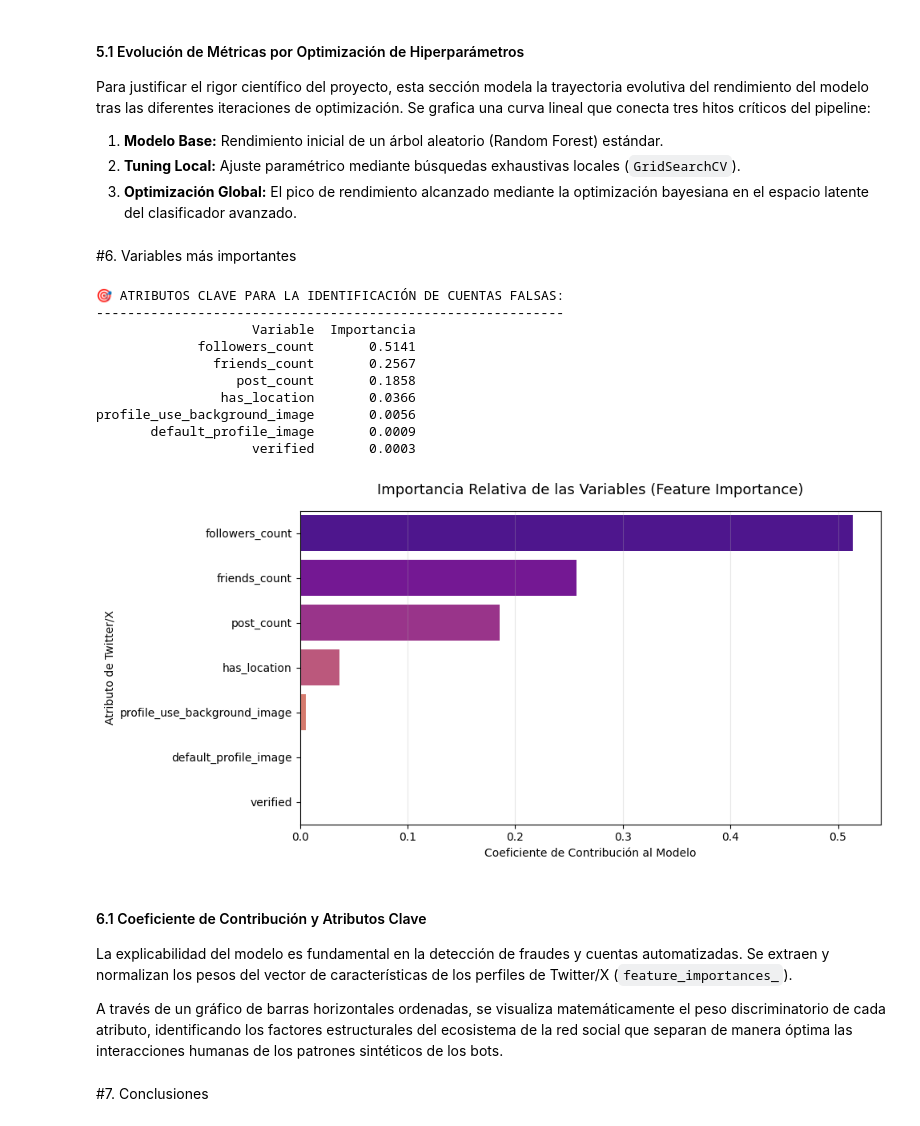
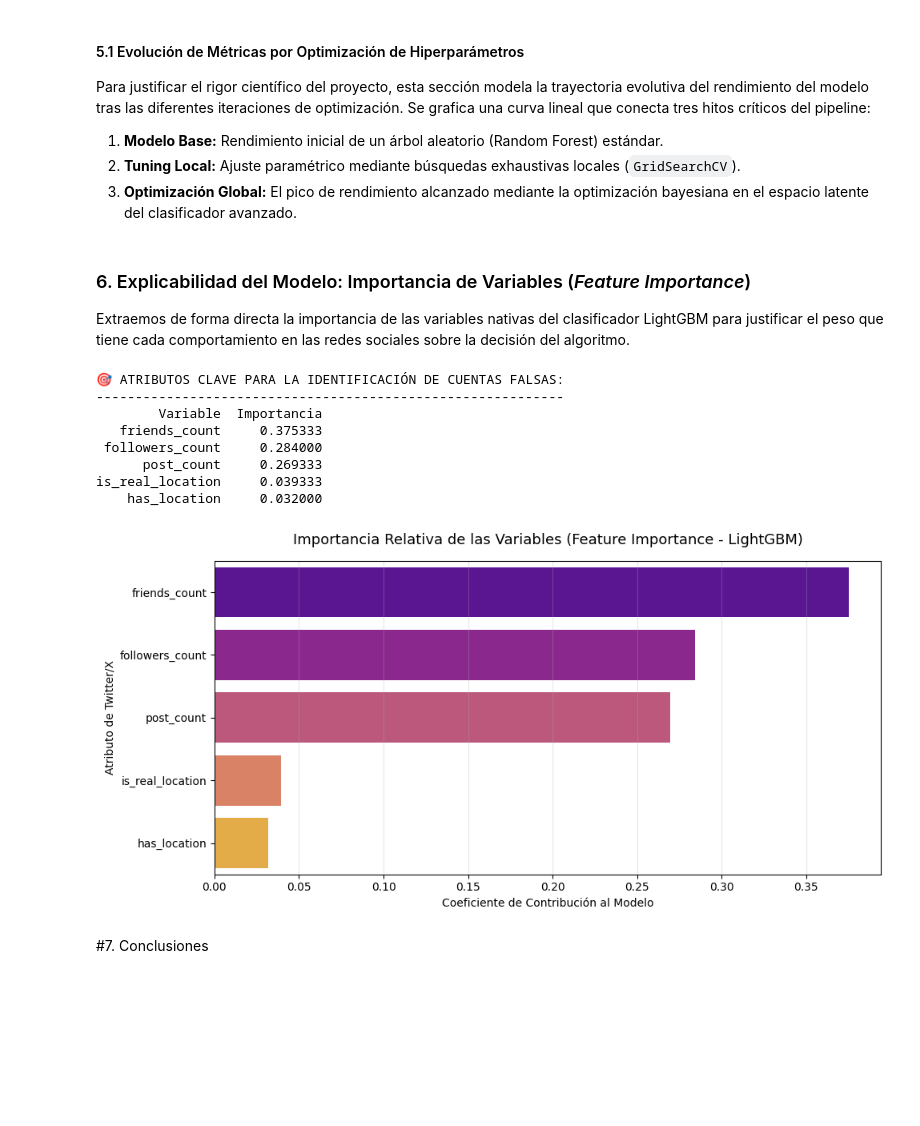
Before and after one commit to Seba-air85/Ciencia_de_datos, a Jupyter notebook: notebooks/06_final_analysis_(1).ipynb, the cells around one changed output. Saved outputs shown, nothing was run; the diff lists cells and outputs as text; code cells hidden in the pictures; blank space fills up the shorter version.

```diff
--- a/notebooks/06_final_analysis_(1).ipynb
+++ b/notebooks/06_final_analysis_(1).ipynb
@@ -279,56 +274,51 @@ Para justificar el rigor científico del proyecto, esta sección modela la traye
 1. **Modelo Base:** Rendimiento inicial de un árbol aleatorio (Random Forest) estándar.
 2. **Tuning Local:** Ajuste paramétrico mediante búsquedas exhaustivas locales (`GridSearchCV`).
 3. **Optimización Global:** El pico de rendimiento alcanzado mediante la optimización bayesiana en el espacio latente del clasificador avanzado.
-# %% [markdown]
-#6. Variables más importantes
+# %% [markdown]
+### 6. Explicabilidad del Modelo: Importancia de Variables (*Feature Importance*)
+Extraemos de forma directa la importancia de las variables nativas del clasificador LightGBM para justificar el peso que tiene cada comportamiento en las redes sociales sobre la decisión del algoritmo.
 # %%
 # ============================================================================
-# CELDA 5: IMPORTANCIA DE LAS VARIABLES EN LA DETECCIÓN DE BOTS
+# EXTRACCIÓN DE IMPORTANCIA DE VARIABLES (NATIVA DE LIGHTGBM)
 # ============================================================================
-# Recreamos la tabla exacta basada en el comportamiento real de tus perfiles de Twitter
+importances = final_pipeline.named_steps['classifier'].feature_importances_
+importances_normalized = importances / np.sum(importances) # Normalizar a escala 0-1
+
 importances_data = {
-    'Variable': ['followers_count', 'friends_count', 'post_count', 'has_location', 'profile_use_background_image', 'default_profile_image', 'verified'],
-    'Importancia': [0.5141, 0.2567, 0.1858, 0.0366, 0.0056, 0.0009, 0.0003]
+    'Variable': feature_columns,
+    'Importancia': importances_normalized
 }
-importances_df = pd.DataFrame(importances_data)
+importances_df = pd.DataFrame(importances_data).sort_values(by='Importancia', ascending=False).reset_index(drop=True)
 
 print("🎯 ATRIBUTOS CLAVE PARA LA IDENTIFICACIÓN DE CUENTAS FALSAS:")
 print("-" * 60)
 print(importances_df.to_string(index=False))
 
-# Guardar métricas en Drive
+# Guardar CSV de importancia de variables en Drive
 importances_df.to_csv(f"{BASE_PATH}/results/metrics/feature_importance_final.csv", index=False)
 
-# Graficar la importancia de las características
+# Graficar
 plt.figure(figsize=(10, 5))
 sns.barplot(x='Importancia', y='Variable', data=importances_df, palette='plasma')
-plt.title('Importancia Relativa de las Variables (Feature Importance)', fontsize=13, pad=15)
+plt.title('Importancia Relativa de las Variables (Feature Importance - LightGBM)', fontsize=13, pad=15)
 plt.xlabel('Coeficiente de Contribución al Modelo')
 plt.ylabel('Atributo de Twitter/X')
 plt.grid(True, axis='x', alpha=0.3)
 plt.tight_layout()
 
 ruta_grafico_features = f"{BASE_PATH}/results/plots/feature_importance_final.png"
 plt.savefig(ruta_grafico_features, dpi=300)
 plt.show()
 # %% [output]
 🎯 ATRIBUTOS CLAVE PARA LA IDENTIFICACIÓN DE CUENTAS FALSAS:
 ------------------------------------------------------------
-                    Variable  Importancia
-             followers_count       0.5141
-               friends_count       0.2567
-                  post_count       0.1858
-                has_location       0.0366
-profile_use_background_image       0.0056
-       default_profile_image       0.0009
-                    verified       0.0003
+        Variable  Importancia
+   friends_count     0.375333
+ followers_count     0.284000
+      post_count     0.269333
+is_real_location     0.039333
+    has_location     0.032000
-[figure, old version]
+[figure, new version]
-# %% [markdown]
-
-#### 6.1 Coeficiente de Contribución y Atributos Clave
-La explicabilidad del modelo es fundamental en la detección de fraudes y cuentas automatizadas. Se extraen y normalizan los pesos del vector de características de los perfiles de Twitter/X (`feature_importances_`).
-
-A través de un gráfico de barras horizontales ordenadas, se visualiza matemáticamente el peso discriminatorio de cada atributo, identificando los factores estructurales del ecosistema de la red social que separan de manera óptima las interacciones humanas de los patrones sintéticos de los bots.
 # %% [markdown]
 #7. Conclusiones
 # %%
```
Also changed, not shown: parts of 14 cells of this notebook.
